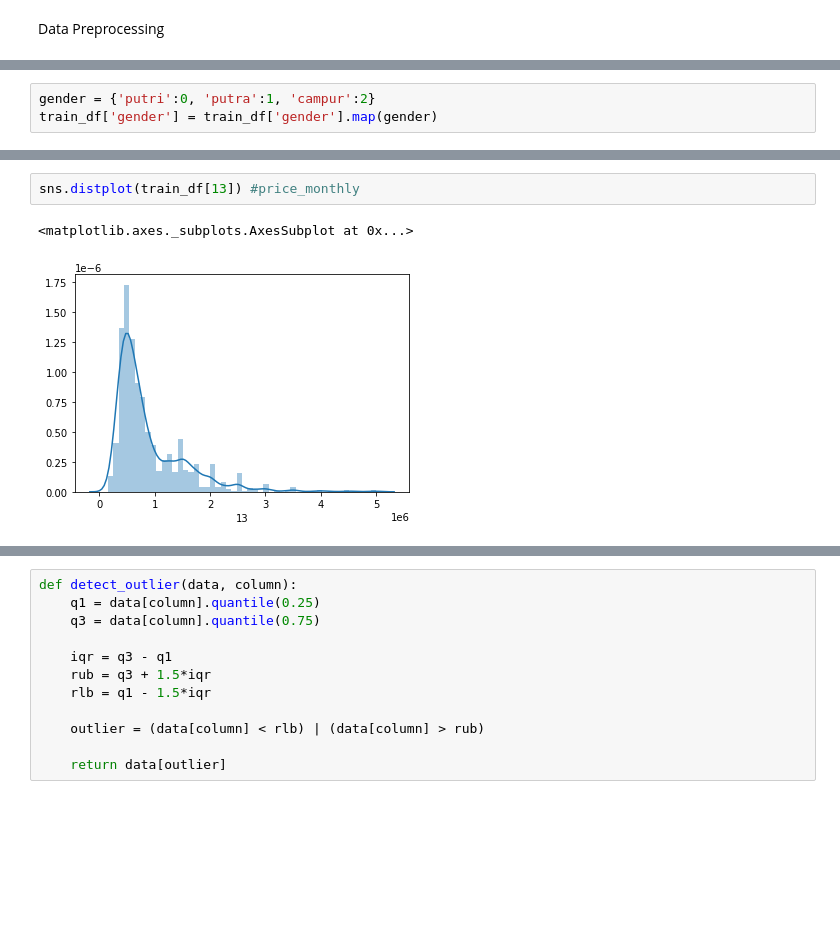
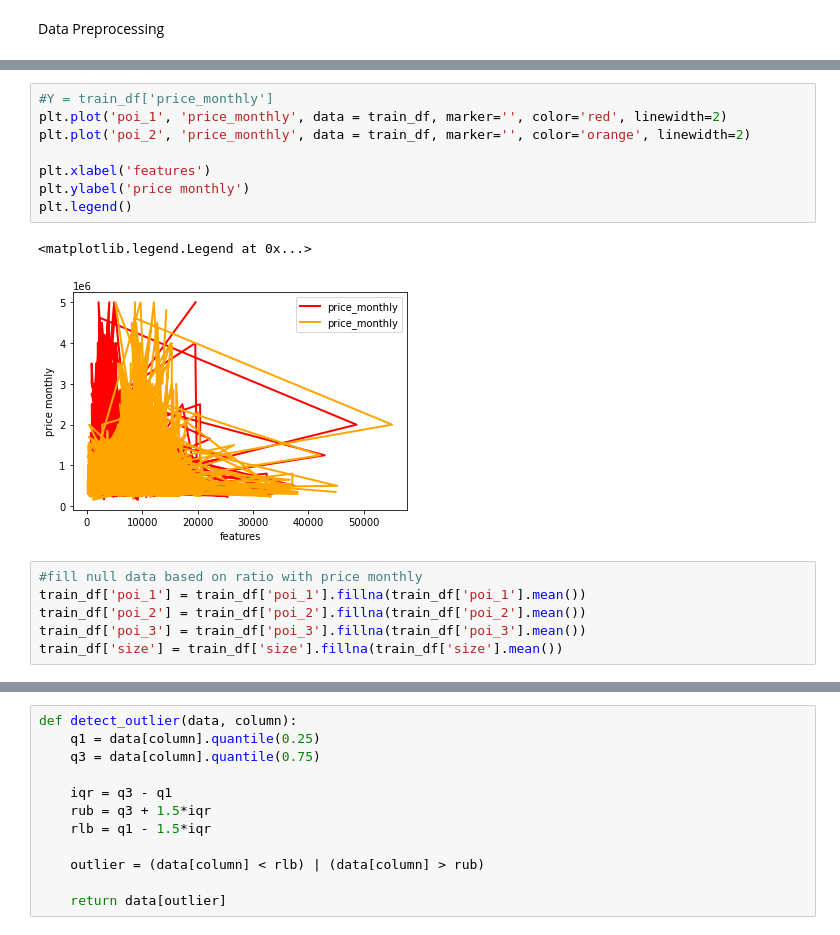
Before and after one commit to sabill/MLCC-Project, a Jupyter notebook: first_project.ipynb, the cells around one changed output, grey strips where cells are left out. Drawn from its saved outputs; the diff is of its cells as text; blank space fills up the shorter version.

```diff
--- a/first_project.ipynb
+++ b/first_project.ipynb
@@ -47,6 +56,3 @@ room_count       70
 total_call        0
 gender            0
 dtype: int64
-# %%
-gender = {'putri':0, 'putra':1, 'campur':2}
-train_df['gender'] = train_df['gender'].map(gender)
@@ -91,5 +126,17 @@ sns.distplot(train_df[14]) #room_count
-# %%
-sns.distplot(train_df[13]) #price_monthly
-# %% [output]
-<matplotlib.axes._subplots.AxesSubplot at 0x...>
-[figure, removed]
+# %%
+#Y = train_df['price_monthly']
+plt.plot('poi_1', 'price_monthly', data = train_df, marker='', color='red', linewidth=2)
+plt.plot('poi_2', 'price_monthly', data = train_df, marker='', color='orange', linewidth=2)
+
+plt.xlabel('features')
+plt.ylabel('price monthly')
+plt.legend()
+# %% [output]
+<matplotlib.legend.Legend at 0x...>
+[figure, added]
+# %%
+#fill null data based on ratio with price monthly
+train_df['poi_1'] = train_df['poi_1'].fillna(train_df['poi_1'].mean())
+train_df['poi_2'] = train_df['poi_2'].fillna(train_df['poi_2'].mean())
+train_df['poi_3'] = train_df['poi_3'].fillna(train_df['poi_3'].mean())
+train_df['size'] = train_df['size'].fillna(train_df['size'].mean())
```
Also changed, not shown: parts of 43 cells of this notebook.
